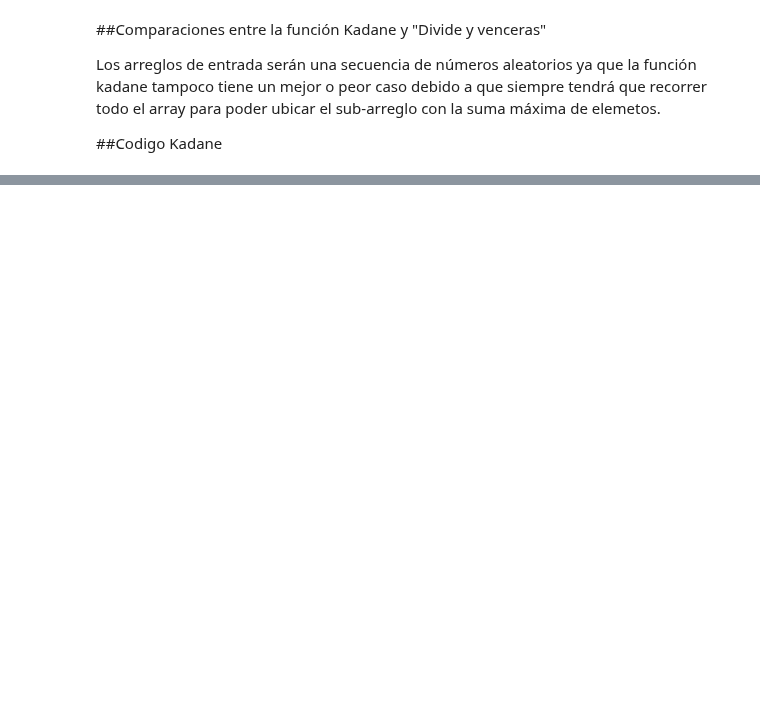
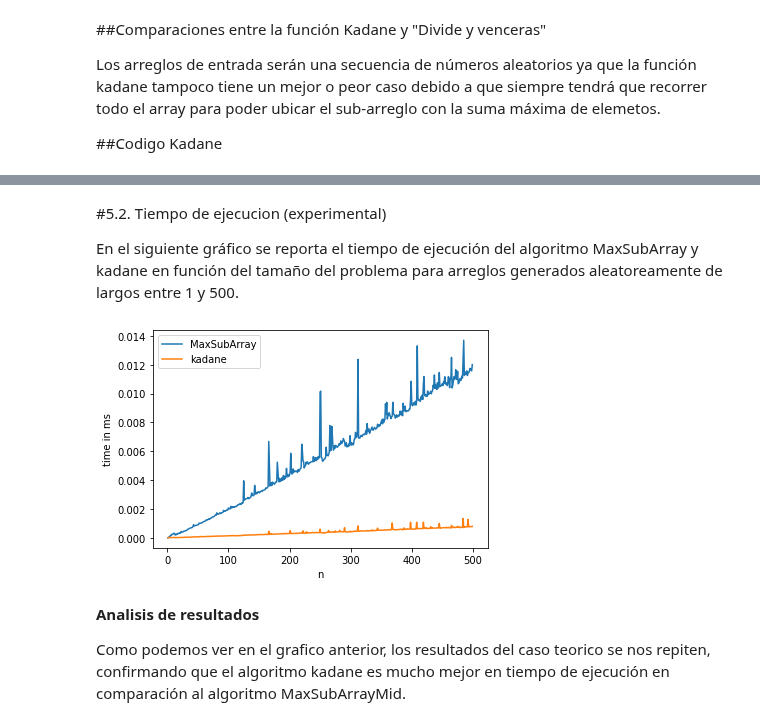
Before and after one commit to Jorgee18/ADA-Informes, a Jupyter notebook: sub_arreglo_maximo.ipynb, the cells around one changed output, grey strips where cells are left out. Drawn from its saved outputs; the diff is of its cells as text; code cells hidden in the pictures; blank space fills up the shorter version.

```diff
--- a/sub_arreglo_maximo.ipynb
+++ b/sub_arreglo_maximo.ipynb
@@ -359,0 +364,35 @@ plt.show()
+# %% [markdown]
+#5.2. Tiempo de ejecucion (experimental)
+
+En el siguiente gráfico se reporta el tiempo de ejecución del algoritmo MaxSubArray y kadane en función del tamaño del problema para arreglos generados aleatoreamente de largos entre 1 y 500.
+# %%
+x=[]; y=[]
+y2=[]
+
+for n in range(1,500):
+
+  a = rd.sample(range(1, 1000), n)
+  b = a.copy()
+
+  #la función repeat está ejecutando 20 veces bubble_sort con el arreglo a y retorna el mejor tiepo obtenido.
+  t = repeat(setup="from __main__ import MaxSubArray", stmt=f"MaxSubArray({a},{0},{len(a)-1})", repeat=1, number=10)
+  t2 = repeat(setup="from __main__ import kadane", stmt=f"kadane({a})", repeat=1, number=10)
+
+  x.append(n)
+  y.append(t)
+  y2.append(t2)
+
+
+plt.plot(x,y)
+plt.plot(x,y2)
+plt.legend(["MaxSubArray", "kadane"])
+
+plt.xlabel('n')
+plt.ylabel('time in ms')
+plt.show()
+# %% [output]
+[figure, added]
+# %% [markdown]
+**Analisis de resultados**
+
+Como podemos ver en el grafico anterior, los resultados del caso teorico se nos repiten, confirmando que el algoritmo kadane es mucho mejor en tiempo de ejecución en comparación al algoritmo MaxSubArrayMid.
```
Also changed, not shown: parts of 4 cells of this notebook.
